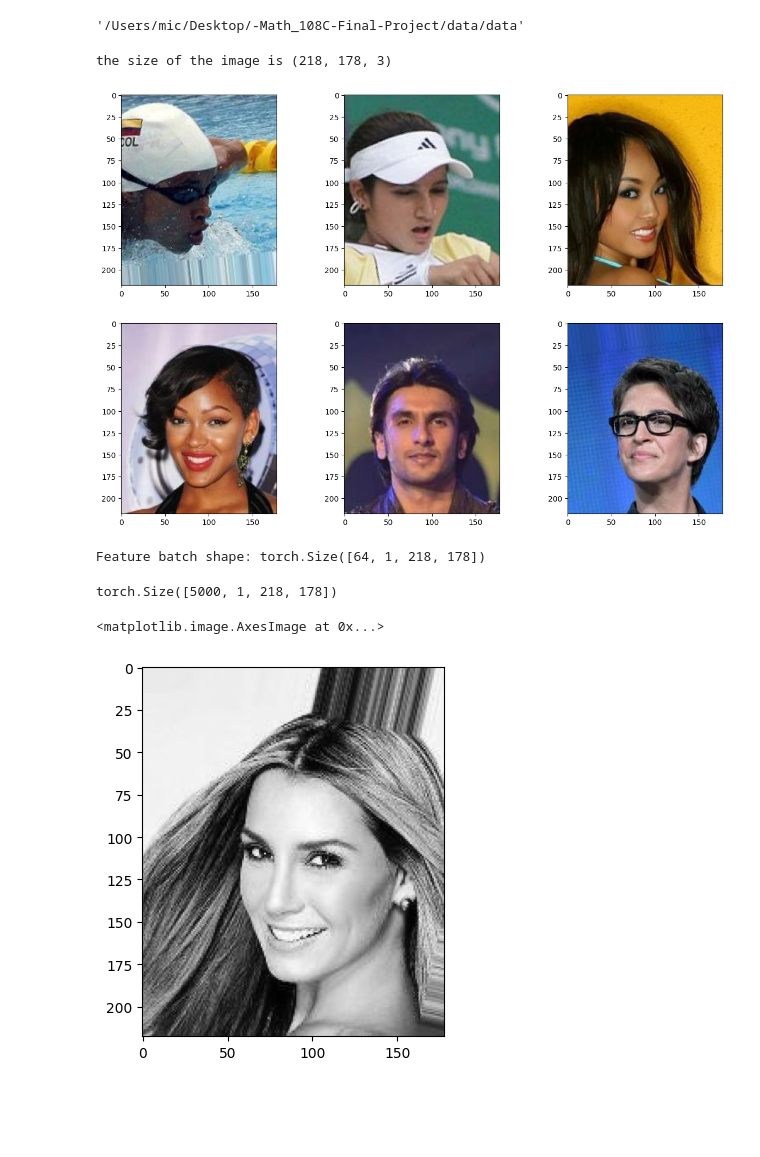
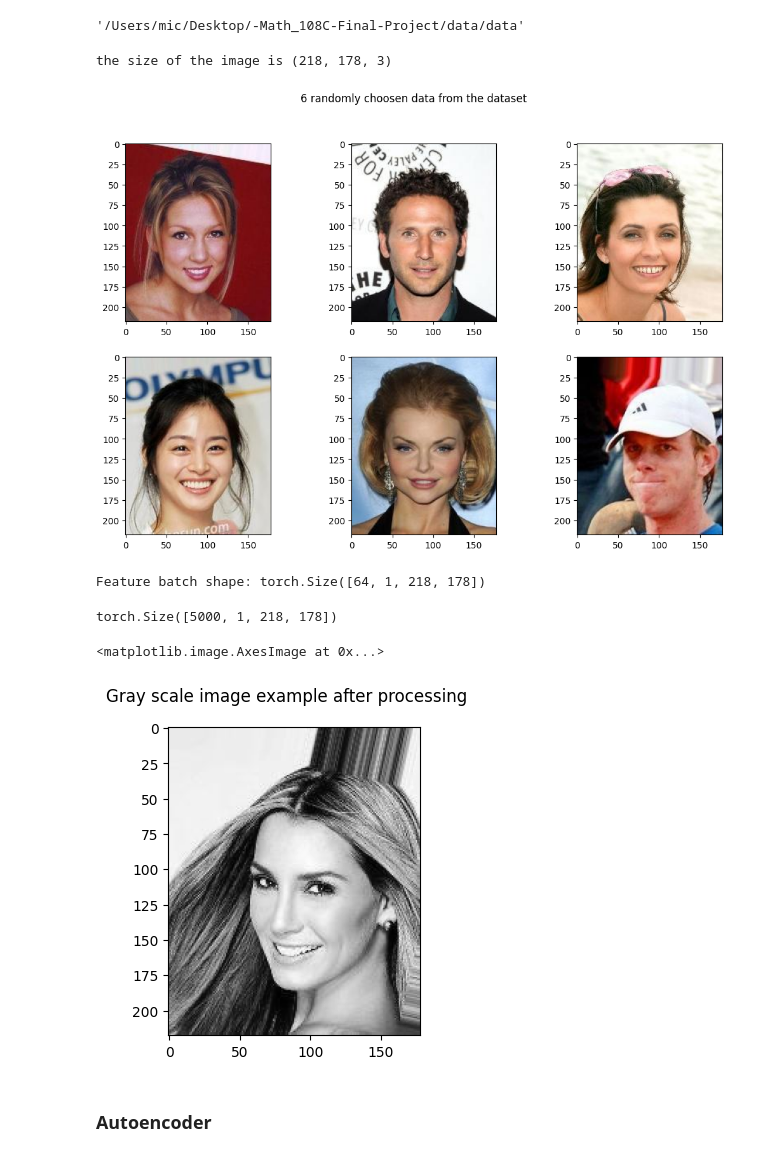
Before and after one commit to TheYibster/-Math_108C-Final-Project, a Jupyter notebook: main.ipynb, the cells around one changed output. Drawn from its saved outputs; the diff is of its cells as text; code cells hidden in the pictures; blank space fills up the shorter version.

```diff
--- a/main.ipynb
+++ b/main.ipynb
@@ -29,21 +29,23 @@ Image_Directory
 # %% [output]
 '/Users/mic/Desktop/-Math_108C-Final-Project/data/data'
 # %%
-plt.figure(figsize=(15,10))
+plt.figure(figsize=(13,8))
+plt.suptitle("6 randomly choosen data from the dataset")
 flag=0
 for i in range(6):
         plt.subplot(2,3,i+1)
         choose_img_num=np.random.choice(os.listdir(Image_Directory))
         image_path=os.path.join(Image_Directory, choose_img_num)
         image=plt.imread(image_path)
         plt.imshow(image)
 
         if flag==0:
             print(f"the size of the image is {image.shape}")
             flag=1
+plt.show()
 # %% [output]
 the size of the image is (218, 178, 3)
-[figure, old version]
+[figure, new version]
 # %%
 train_transform=transforms.Compose([
     transforms.Grayscale(),
@@ -65,7 +67,11 @@ all_features.shape
 Feature batch shape: torch.Size([64, 1, 218, 178])
 torch.Size([5000, 1, 218, 178])
 # %%
+plt.figure(figsize=((6,4)))
+plt.suptitle("Gray scale image example after processing")
 plt.imshow(all_features[0].squeeze(), cmap="gray")
 # %% [output]
 <matplotlib.image.AxesImage at 0x...>
-[figure, old version]
+[figure, new version]
+# %% [markdown]
+### Autoencoder
```
Also changed, not shown: parts of 4 cells of this notebook.
